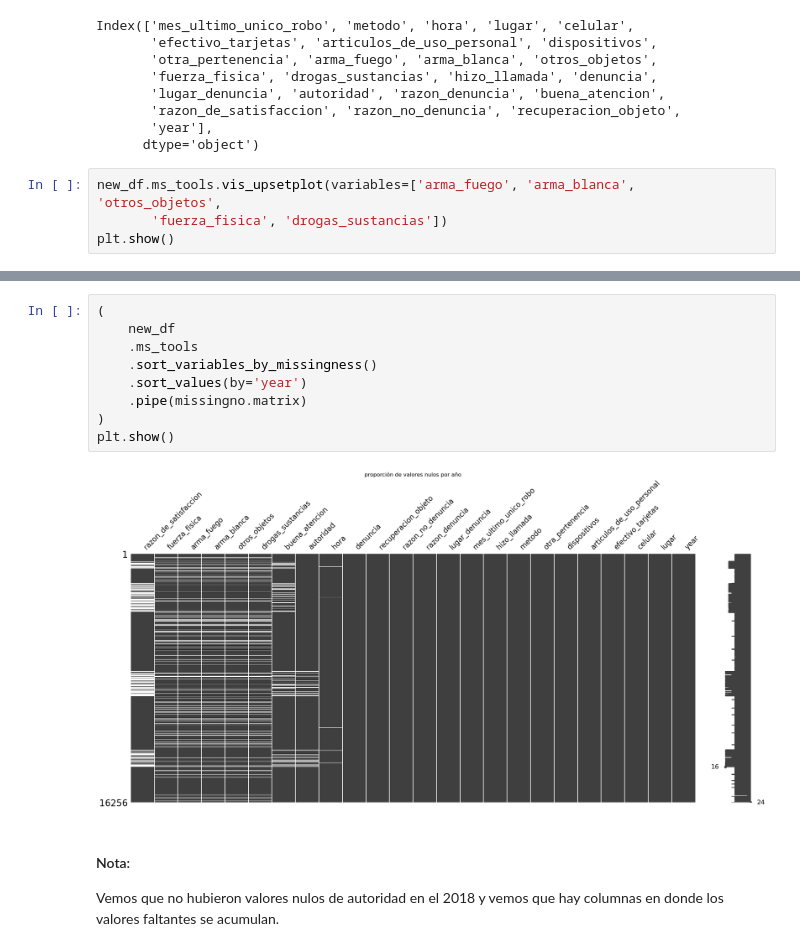
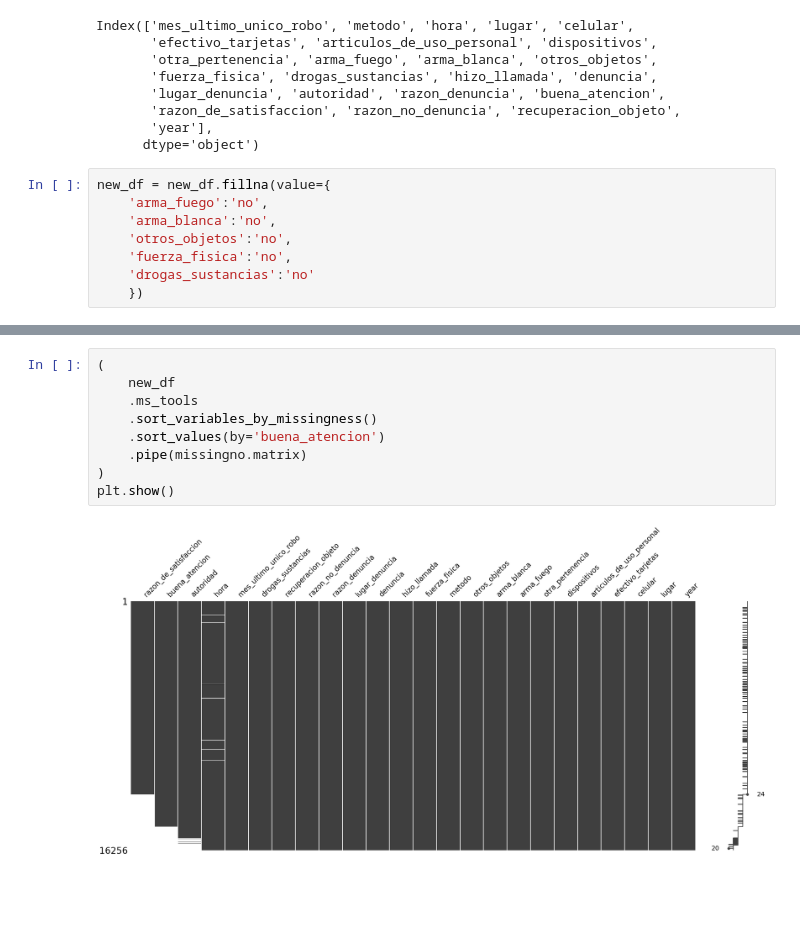
Before and after one commit to giraljv/hurtos_colombia, a Jupyter notebook: notebooks/0-1_nulls.ipynb, the cells around one changed output, grey strips where cells are left out. Cells and saved outputs as stored; diff of their text form; blank space fills up the shorter version.

Commit message:
encontre la razon de los valores faltantes en los objetos utilizados para el robo

```diff
--- a/notebooks/0-1_nulls.ipynb
+++ b/notebooks/0-1_nulls.ipynb
@@ -214,6 +258,10 @@ Index(['mes_ultimo_unico_robo', 'metodo', 'hora', 'lugar', 'celular',
        'year'],
       dtype='object')
 # %%
-new_df.ms_tools.vis_upsetplot(variables=['arma_fuego', 'arma_blanca', 'otros_objetos',
-       'fuerza_fisica', 'drogas_sustancias'])
-plt.show()
+new_df = new_df.fillna(value={
+    'arma_fuego':'no',
+    'arma_blanca':'no',
+    'otros_objetos':'no',
+    'fuerza_fisica':'no',
+    'drogas_sustancias':'no'
+    })
@@ -239,15 +288,11 @@ plt.show()
 # %%
 (
     new_df
     .ms_tools
     .sort_variables_by_missingness()
-    .sort_values(by='year')
+    .sort_values(by='buena_atencion')
     .pipe(missingno.matrix)
 )
 plt.show()
 # %% [output]
-[figure, old version]
+[figure, new version]
-# %% [markdown]
-#### Nota:
-Vemos que no hubieron valores nulos de autoridad en el 2018 y vemos que
-hay columnas en donde los valores faltantes se acumulan.
```
Also changed, not shown: parts of 9 cells of this notebook.
